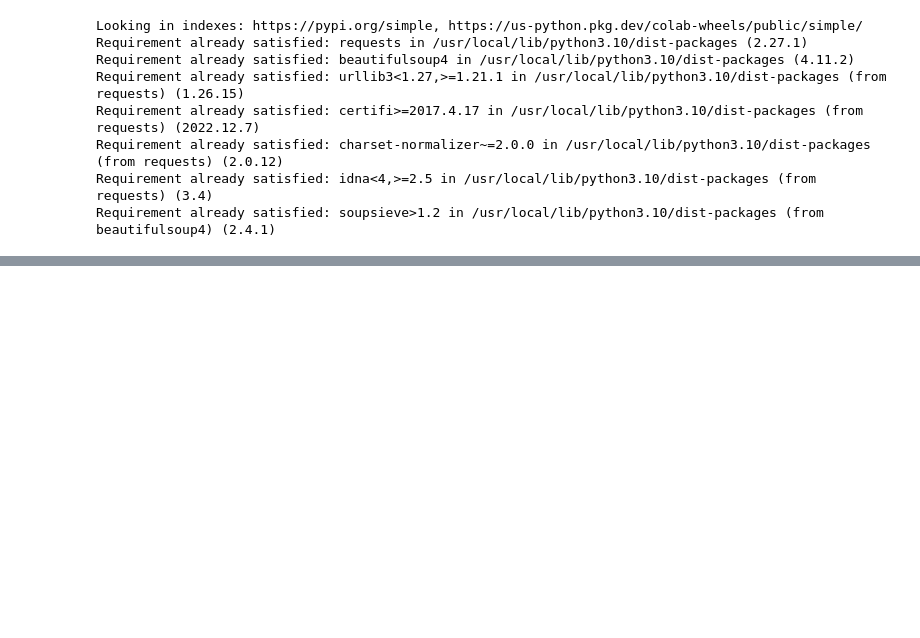
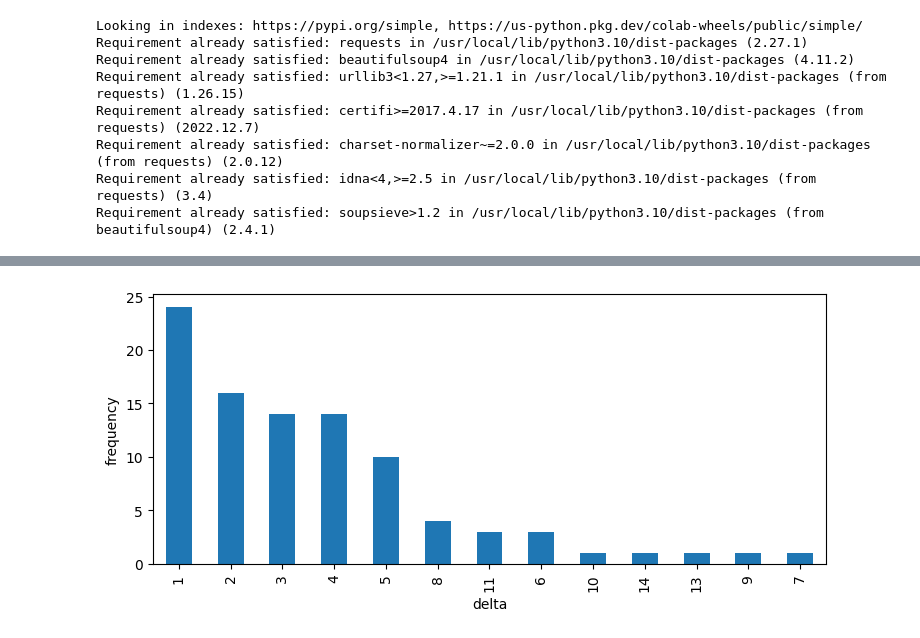
Before and after one commit to anakingui/portfolio, a Jupyter notebook: mlb_scores.ipynb, the cells around one changed output, grey strips where cells are left out. Cells and saved outputs as stored; diff of their text form; code cells hidden in the pictures; blank space fills up the shorter version.

```diff
--- a/mlb_scores.ipynb
+++ b/mlb_scores.ipynb
@@ -88,0 +106,5 @@ for j in range(2018,2024):
+# %%
+df['score_a'] = df['score_a'].astype(int)
+df['score_b'] = df['score_b'].astype(int)
+# %%
+df['delta'] = abs(df['score_b']-df['score_a'])
@@ -88,0 +120,2 @@ for j in range(2018,2024):
+# %%
+Yankees = df[(df['home_team'] == 'New York Yankees')|(df['away_team'] == 'New York Yankees')]
@@ -88,0 +138,3 @@ for j in range(2018,2024):
+# %%
+Yankeevazulejo =Yankees[(Yankees['home_team'] == 'Toronto Blue Jays')|
+                 (Yankees['away_team'] == 'Toronto Blue Jays')]
@@ -88,0 +157,13 @@ for j in range(2018,2024):
+# %%
+from matplotlib import pyplot as plt
+
+plt.rcParams["figure.figsize"] = [7.50, 3.50]
+plt.rcParams["figure.autolayout"] = True
+
+fig, ax = plt.subplots()
+
+Yankeevazulejo['delta'].value_counts().plot(ax=ax, kind='bar', xlabel='delta', ylabel='frequency')
+
+plt.show()
+# %% [output]
+[figure, added]
```
Also changed, not shown: parts of 11 cells of this notebook.
